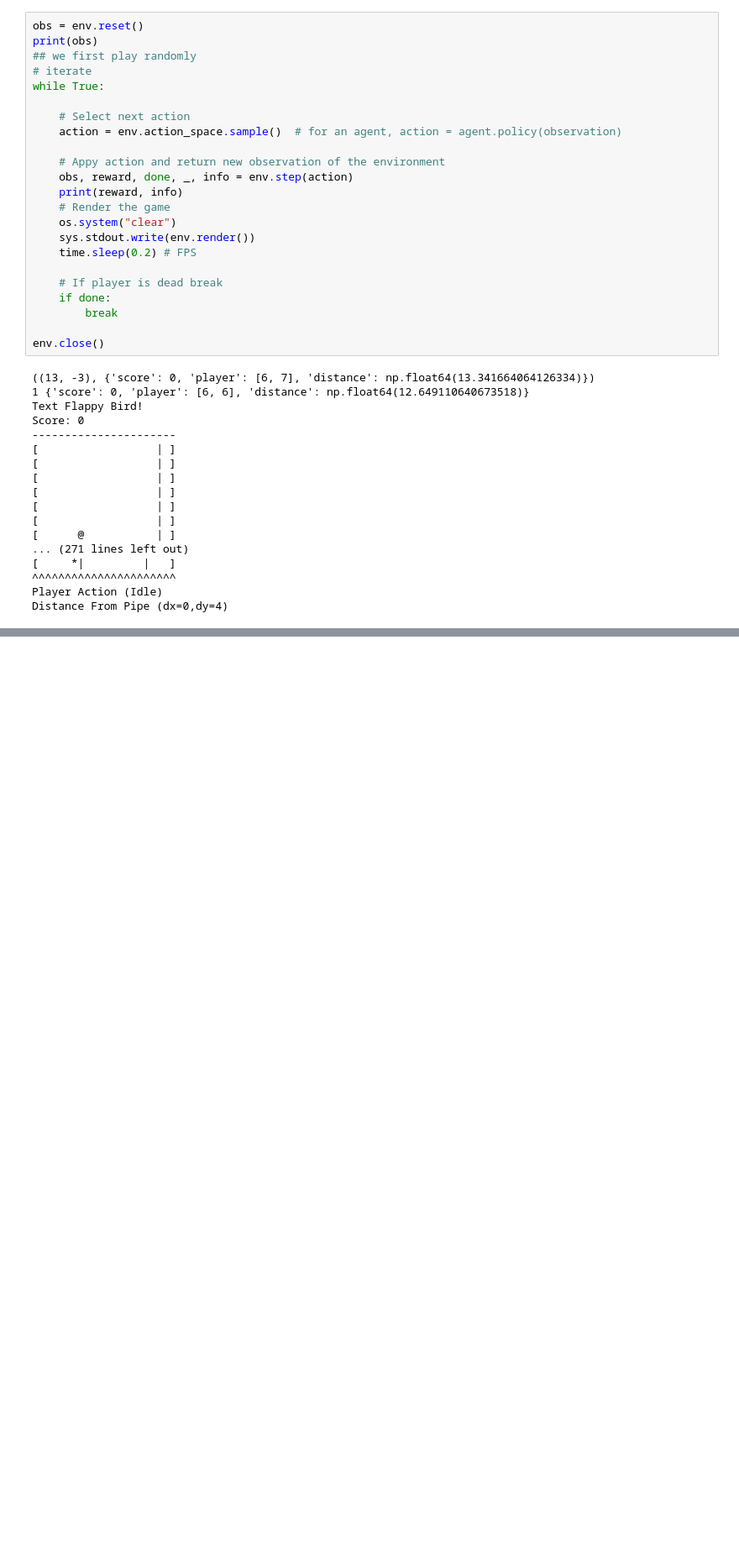
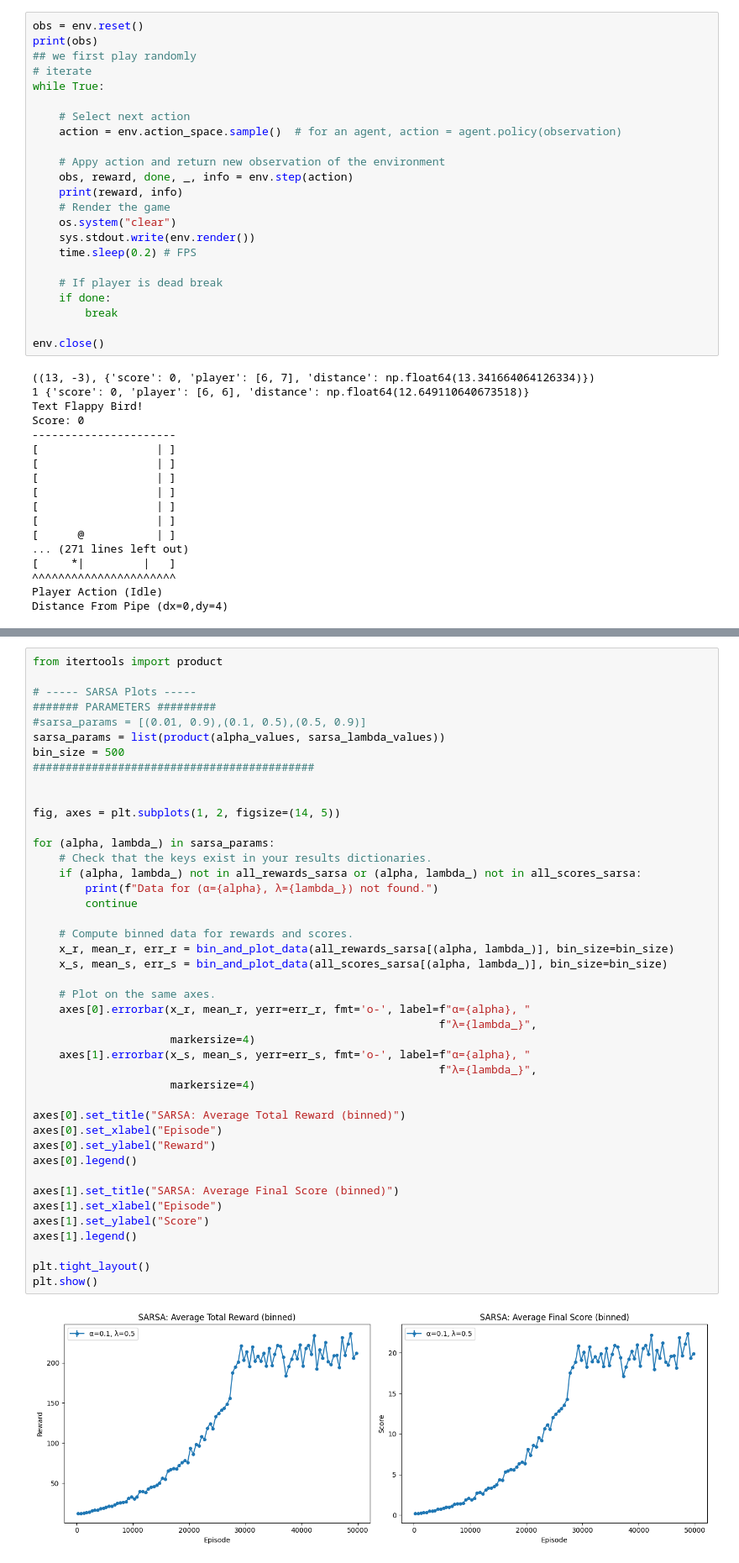
Before and after one commit to alex-b106/Reinforcement-Learning, a Jupyter notebook: Assignment/Assignment.ipynb, the cells around one changed output, grey strips where cells are left out. Shown at 84% size. Saved outputs shown, nothing was run; the diff lists cells and outputs as text; blank space fills up the shorter version.

```diff
--- a/Assignment/Assignment.ipynb
+++ b/Assignment/Assignment.ipynb
@@ -416,0 +665,45 @@ plt.show()
+# %%
+from itertools import product
+
+# ----- SARSA Plots -----
+####### PARAMETERS #########
+#sarsa_params = [(0.01, 0.9),(0.1, 0.5),(0.5, 0.9)]
+sarsa_params = list(product(alpha_values, sarsa_lambda_values))
+bin_size = 500
+###########################################
+
+
+fig, axes = plt.subplots(1, 2, figsize=(14, 5))
+
+for (alpha, lambda_) in sarsa_params:
+    # Check that the keys exist in your results dictionaries.
+    if (alpha, lambda_) not in all_rewards_sarsa or (alpha, lambda_) not in all_scores_sarsa:
+        print(f"Data for (α={alpha}, λ={lambda_}) not found.")
+        continue
+
+    # Compute binned data for rewards and scores.
+    x_r, mean_r, err_r = bin_and_plot_data(all_rewards_sarsa[(alpha, lambda_)], bin_size=bin_size)
+    x_s, mean_s, err_s = bin_and_plot_data(all_scores_sarsa[(alpha, lambda_)], bin_size=bin_size)
+
+    # Plot on the same axes.
+    axes[0].errorbar(x_r, mean_r, yerr=err_r, fmt='o-', label=f"α={alpha}, "
+                                                              f"λ={lambda_}",
+                     markersize=4)
+    axes[1].errorbar(x_s, mean_s, yerr=err_s, fmt='o-', label=f"α={alpha}, "
+                                                              f"λ={lambda_}",
+                     markersize=4)
+
+axes[0].set_title("SARSA: Average Total Reward (binned)")
+axes[0].set_xlabel("Episode")
+axes[0].set_ylabel("Reward")
+axes[0].legend()
+
+axes[1].set_title("SARSA: Average Final Score (binned)")
+axes[1].set_xlabel("Episode")
+axes[1].set_ylabel("Score")
+axes[1].legend()
+
+plt.tight_layout()
+plt.show()
+# %% [output]
+[figure, added]
```
Also changed, not shown: parts of 13 cells of this notebook, 5 other files.
